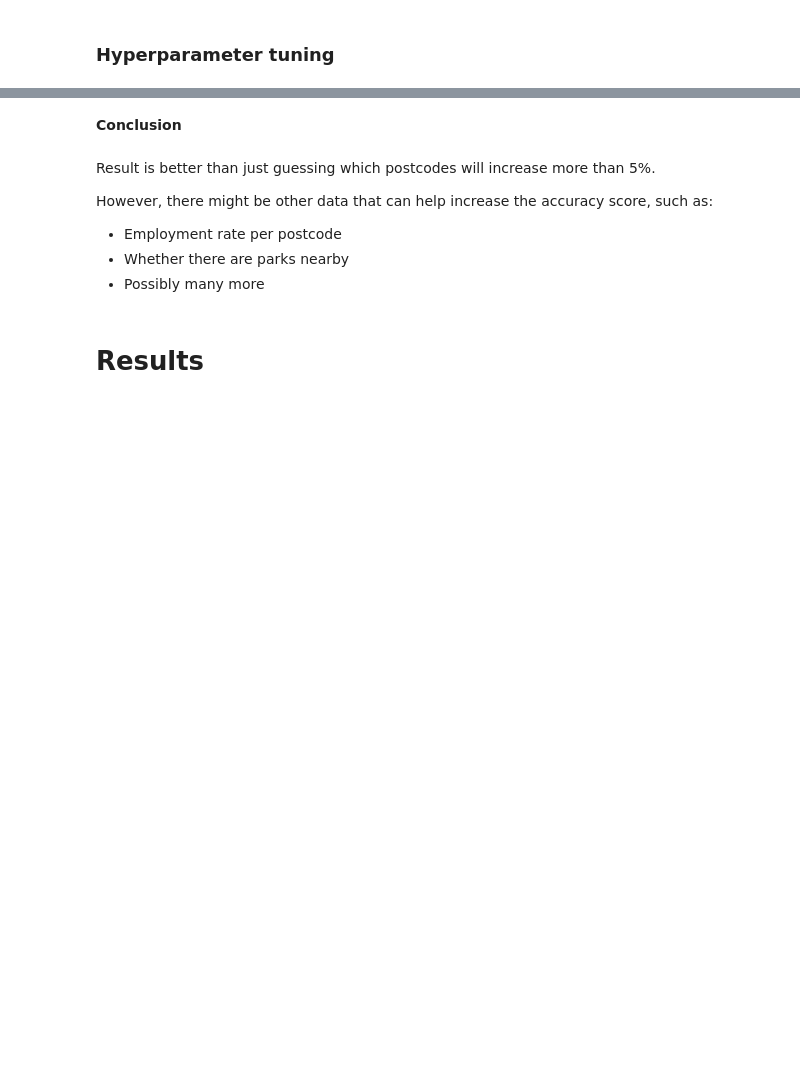
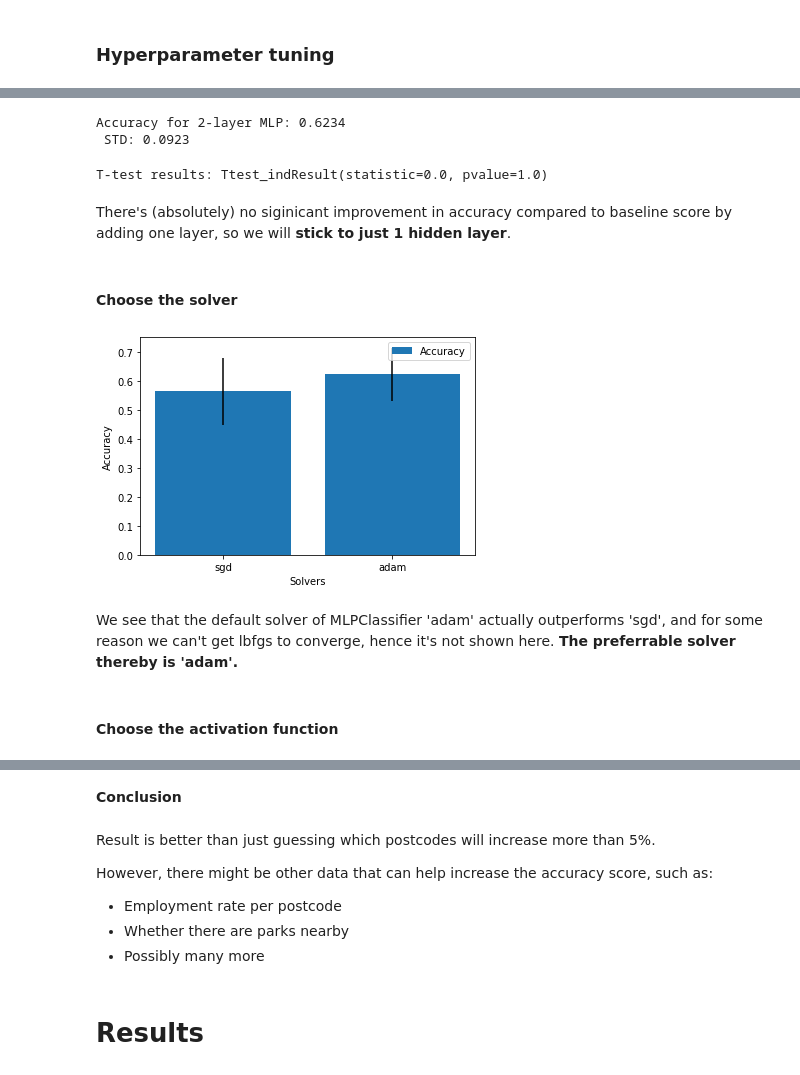
Before and after one commit to walthersy/NSW-house-price, a Jupyter notebook: Ken - Main Notebook COPY.ipynb, the cells around one changed output, grey strips where cells are left out. Saved outputs shown, nothing was run; the diff lists cells and outputs as text; code cells hidden in the pictures; blank space fills up the shorter version.

```diff
--- a/Ken - Main Notebook COPY.ipynb
+++ b/Ken - Main Notebook COPY.ipynb
@@ -1260,0 +982,6 @@ Our current model has 3 hidden layers, 100 perceptrons per each hidden layer - i
+# %%
+# Try a MLP model with two hidden layers, 100 units each
+mplc = MLPClassifier (hidden_layer_sizes=[100, 100], random_state=44)
+
+scores = cross_val_score(mlpc, X, y, scoring='accuracy',
+                         cv=10, verbose=1)
@@ -1260,0 +991,39 @@ Our current model has 3 hidden layers, 100 perceptrons per each hidden layer - i
+# %%
+print("Accuracy for 2-layer MLP:", "{:.4f}".format(scores.mean()),"\n",
+      "STD:", "{:.4f}".format(scores.std()))
+# %% [output]
+Accuracy for 2-layer MLP: 0.6234
+ STD: 0.0923
+# %%
+from scipy.stats import ttest_ind
+
+print("T-test results:", ttest_ind(scores_mlp_default, scores))
+# %% [output]
+T-test results: Ttest_indResult(statistic=0.0, pvalue=1.0)
+# %% [markdown]
+There's (absolutely) no siginicant improvement in accuracy compared to baseline score by adding one layer, so we will **stick to just 1 hidden layer**.
+# %% [markdown]
+#### Choose the solver
+# %%
+# Try different solvers - lbfgs can't converge?
+cv_scores = []
+cv_scores_std = []
+solvers = ['sgd', 'adam']
+for i in solvers:
+    mlpc = MLPClassifier(solver=i, random_state=44)
+    scores = cross_val_score(mlpc, X, y, scoring='accuracy', cv=10)
+    cv_scores.append(scores.mean())
+    cv_scores_std.append(scores.std())
+# %%
+# Plot the relationship
+plt.bar(solvers, cv_scores, yerr=cv_scores_std, label='Accuracy')
+plt.xlabel('Solvers')
+plt.ylabel('Accuracy')
+plt.legend(loc='best')
+plt.show()
+# %% [output]
+[figure, added]
+# %% [markdown]
+We see that the default solver of MLPClassifier 'adam' actually outperforms 'sgd', and for some reason we can't get lbfgs to converge, hence it's not shown here. **The preferrable solver thereby is 'adam'.**
+# %% [markdown]
+#### Choose the activation function
```
Also changed, not shown: parts of 109 cells of this notebook.
